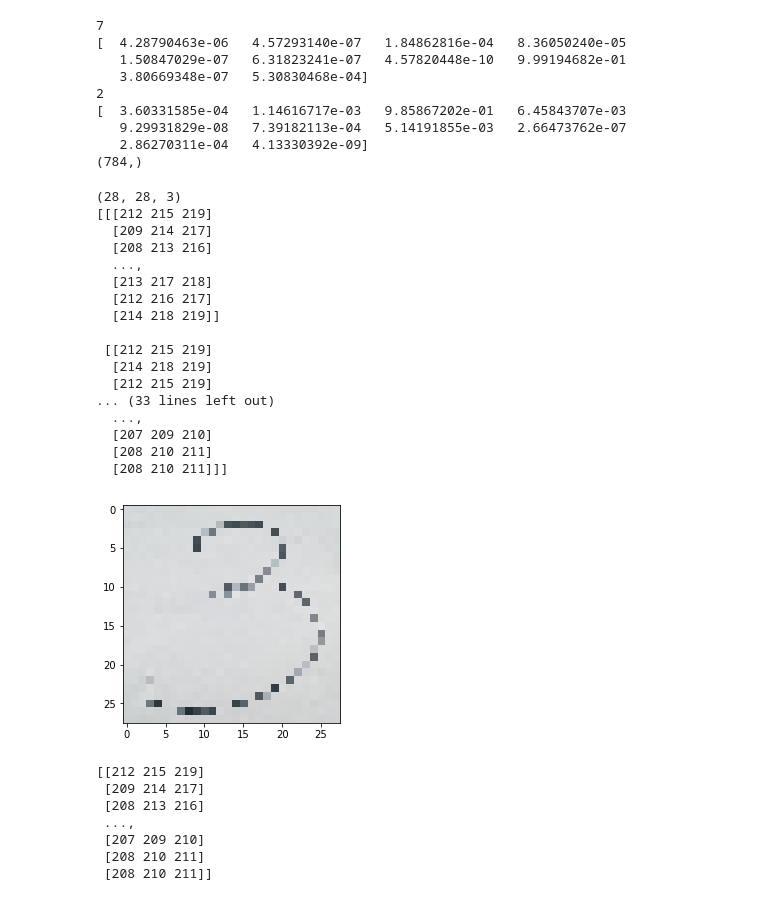
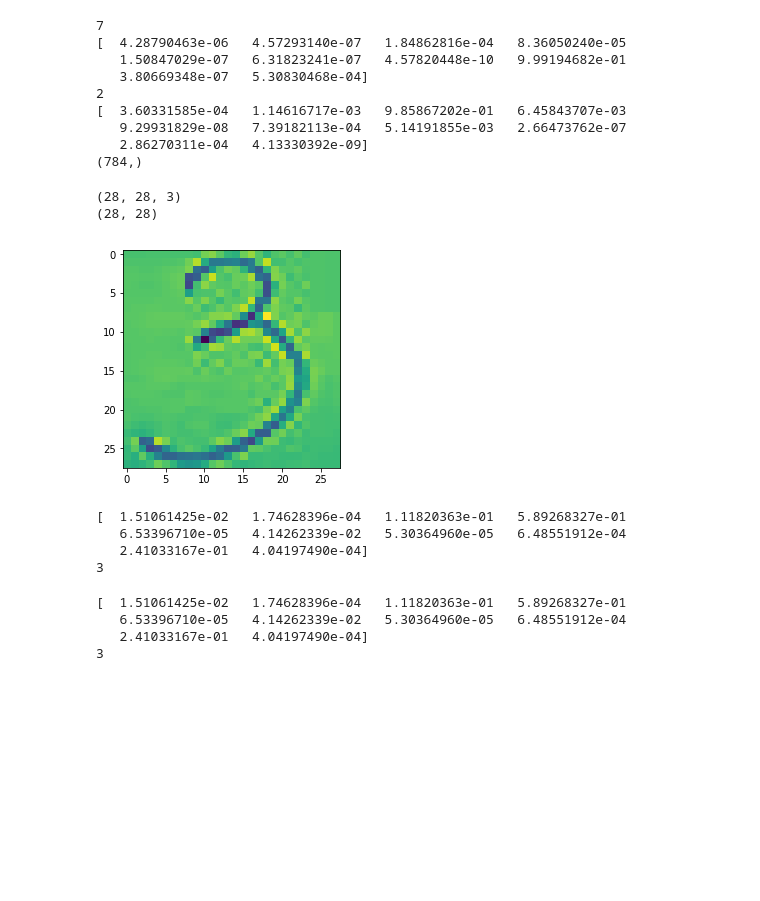
Before and after one commit to nsa18685/Deep_Learning_Python, a Jupyter notebook: Chapter3. NeuralNet.ipynb, the cells around one changed output. Cells and saved outputs as stored; diff of their text form; code cells hidden in the pictures; blank space fills up the shorter version.

```diff
--- a/Chapter3. NeuralNet.ipynb
+++ b/Chapter3. NeuralNet.ipynb
@@ -770,49 +770,50 @@ print(x[0].shape)
 # %%
 # 1. 필기체 사진찍기 2. numpy 배열로 변환 3. 신경망에 넣고 예측하는지 확인하시오
 # import PIL.Image as pilimg
 import cv2
 import numpy as np
 import matplotlib.pyplot as plt
 
-im = cv2.resize(cv2.imread('./img/number.jpg'),(28,28), interpolation=cv2.IMREAD_GRAYSCALE)
+# shape 28*28로 불러오기
+im = cv2.resize(cv2.imread('./img/number.jpg'),(28,28))
+
 print(im.shape)
+img=im[:,:,2] #grayscale로 변환
 
-pix = np.array(im)
-print(pix)
-plt.imshow(pix,cmap = matplotlib.cm.binary, interpolation="nearest")
+print(img.shape)
+pix = np.array(img)
+plt.imshow(pix)
 plt.show()
 
-pix = pix.reshape(-1, pix.shape[-1])
-print(pix)
-# pix.reshape(28, 28) #ValueError: cannot reshape array of size 10030815 into shape (28,28)
-
-# network = init_network()
-# y = predict(network,pix)
-# print(t[0])
-# print(y)
+network = init_network()
+y = predict(network,pix.flatten())
+print(y)
+# print(np.where(y==max(y)))
+print(np.argmax(y))
 # %% [output]
 (28, 28, 3)
-[[[212 215 219]
-  [209 214 217]
-  [208 213 216]
-  ...,
-  [213 217 218]
-  [212 216 217]
-  [214 218 219]]
-
- [[212 215 219]
-  [214 218 219]
-  [212 215 219]
-... (33 lines left out)
-  ...,
-  [207 209 210]
-  [208 210 211]
-  [208 210 211]]]
+(28, 28)
-[figure, old version]
+[figure, new version]
-[[212 215 219]
- [209 214 217]
- [208 213 216]
- ...,
- [207 209 210]
- [208 210 211]
- [208 210 211]]
+[  1.51061425e-02   1.74628396e-04   1.11820363e-01   5.89268327e-01
+   6.53396710e-05   4.14262339e-02   5.30364960e-05   6.48551912e-04
+   2.41033167e-01   4.04197490e-04]
+3
+# %%
+import numpy as np
+import cv2
+
+r_image=cv2.imread('./img/number.jpg')
+g_image = cv2.cvtColor(r_image, cv2.COLOR_BGR2GRAY)
+
+
+x, t = get_data()
+network = init_network()
+y = predict(network,g_image.flatten())
+
+print(y)
+print(np.argmax(y))
+# %% [output]
+[  1.51061425e-02   1.74628396e-04   1.11820363e-01   5.89268327e-01
+   6.53396710e-05   4.14262339e-02   5.30364960e-05   6.48551912e-04
+   2.41033167e-01   4.04197490e-04]
+3
```
Also changed, not shown: parts of 9 cells of this notebook.
